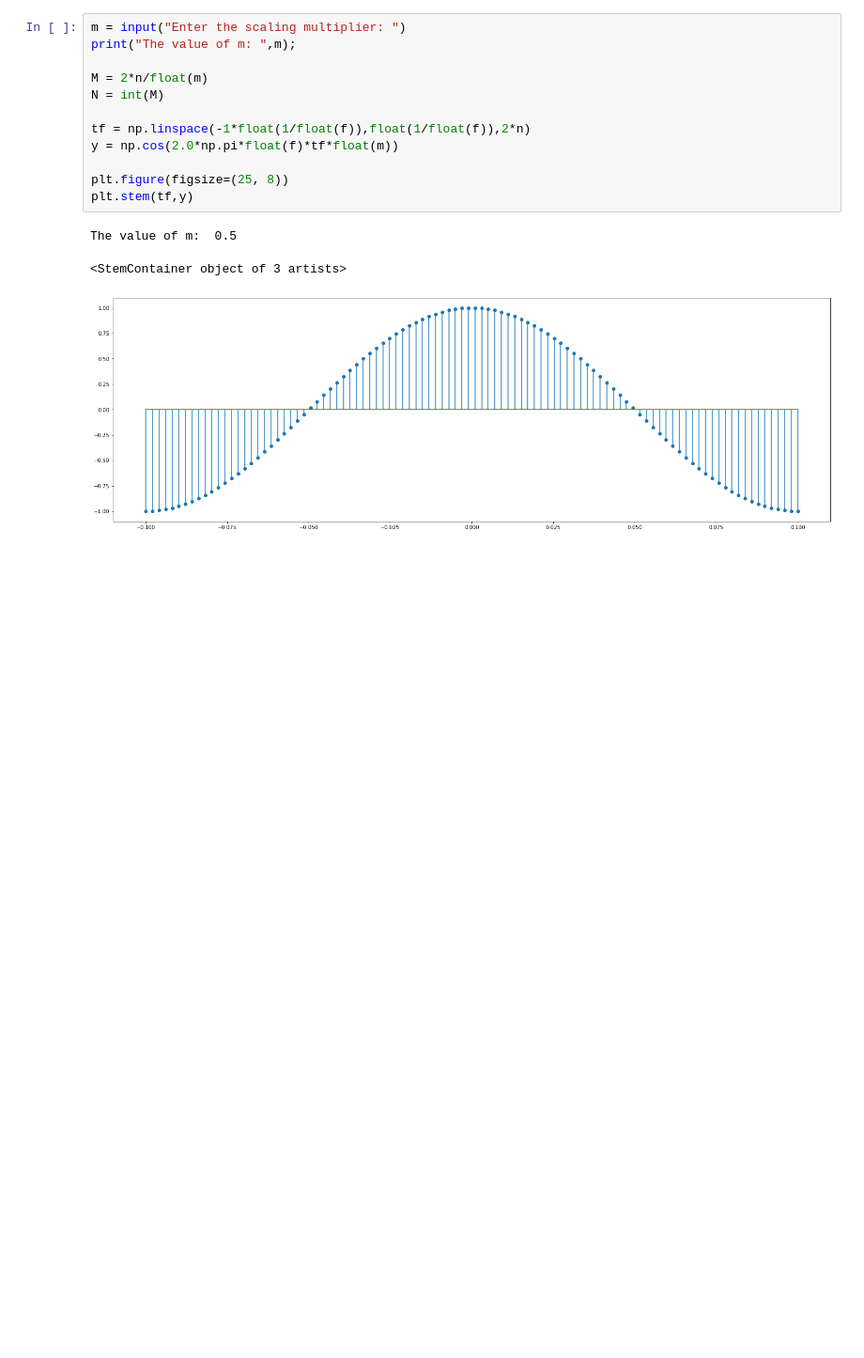
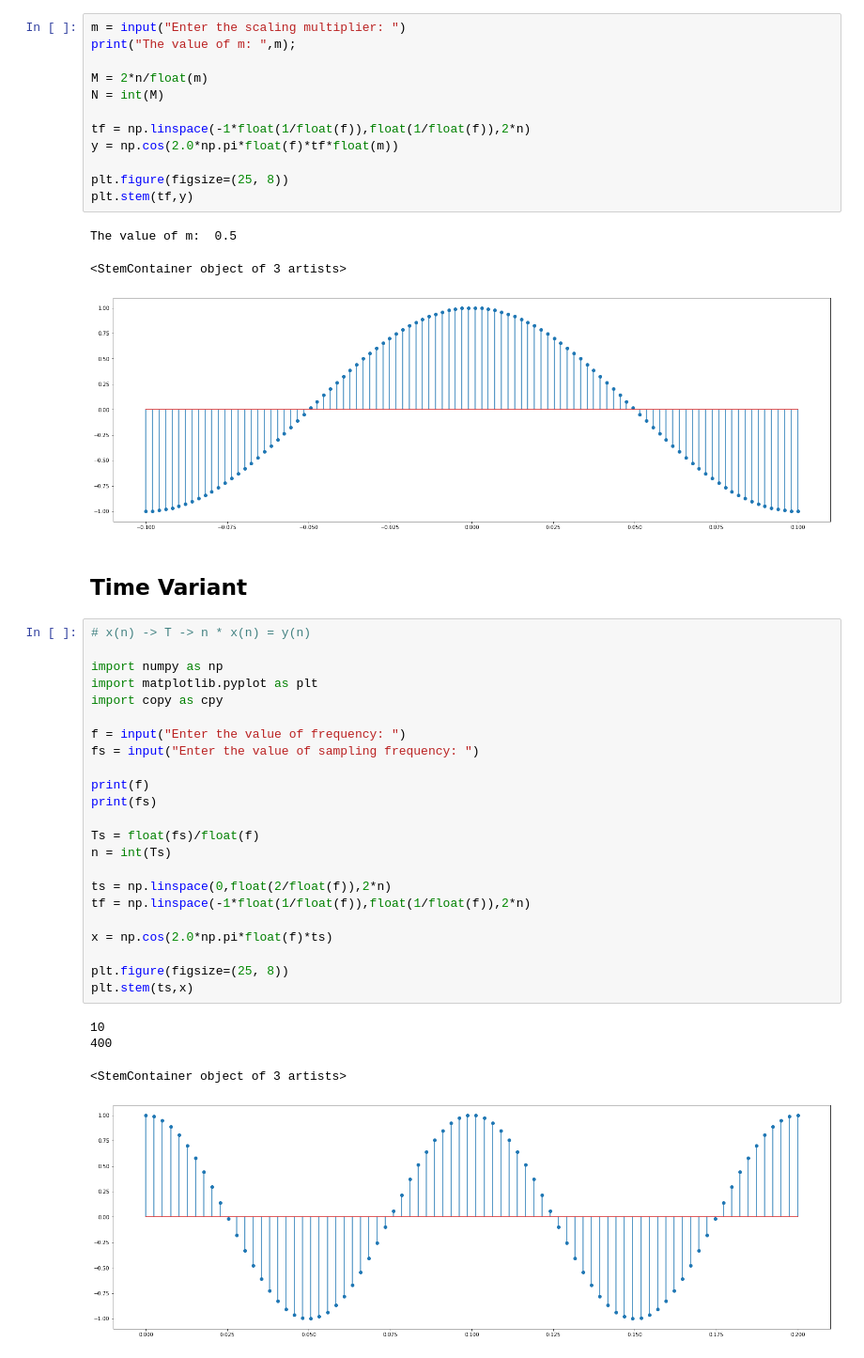
Before and after one commit to s-m-nahid-hasan-ruet-ece/Competitive-Programming, a Jupyter notebook: LabTask/DSP_DTS.ipynb, the cells around one changed output. Shown at 94% size. Saved outputs shown, nothing was run; the diff lists cells and outputs as text; blank space fills up the shorter version.

```diff
--- a/LabTask/DSP_DTS.ipynb
+++ b/LabTask/DSP_DTS.ipynb
@@ -116,3 +116,33 @@ plt.stem(tf,y)
 The value of m:  0.5
 <StemContainer object of 3 artists>
 [figure]
+# %% [markdown]
+## **Time Variant**
+# %%
+# x(n) -> T -> n * x(n) = y(n)
+
+import numpy as np
+import matplotlib.pyplot as plt
+import copy as cpy
+
+f = input("Enter the value of frequency: ")
+fs = input("Enter the value of sampling frequency: ")
+
+print(f)
+print(fs)
+
+Ts = float(fs)/float(f)
+n = int(Ts)
+
+ts = np.linspace(0,float(2/float(f)),2*n)
+tf = np.linspace(-1*float(1/float(f)),float(1/float(f)),2*n)
+
+x = np.cos(2.0*np.pi*float(f)*ts)
+
+plt.figure(figsize=(25, 8))
+plt.stem(ts,x)
+# %% [output]
+10
+400
+<StemContainer object of 3 artists>
+[figure, added]
```
Also changed, not shown: parts of 6 cells of this notebook.
